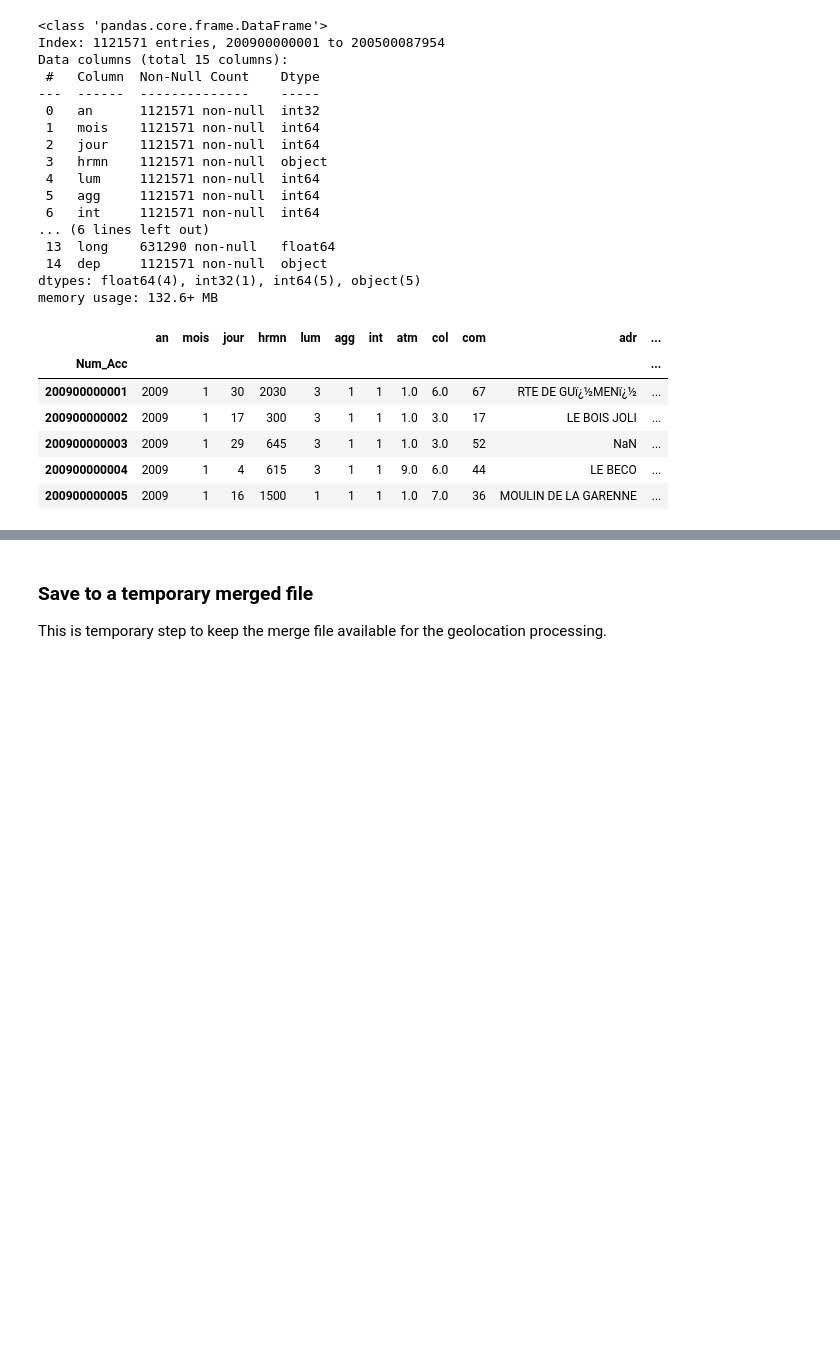
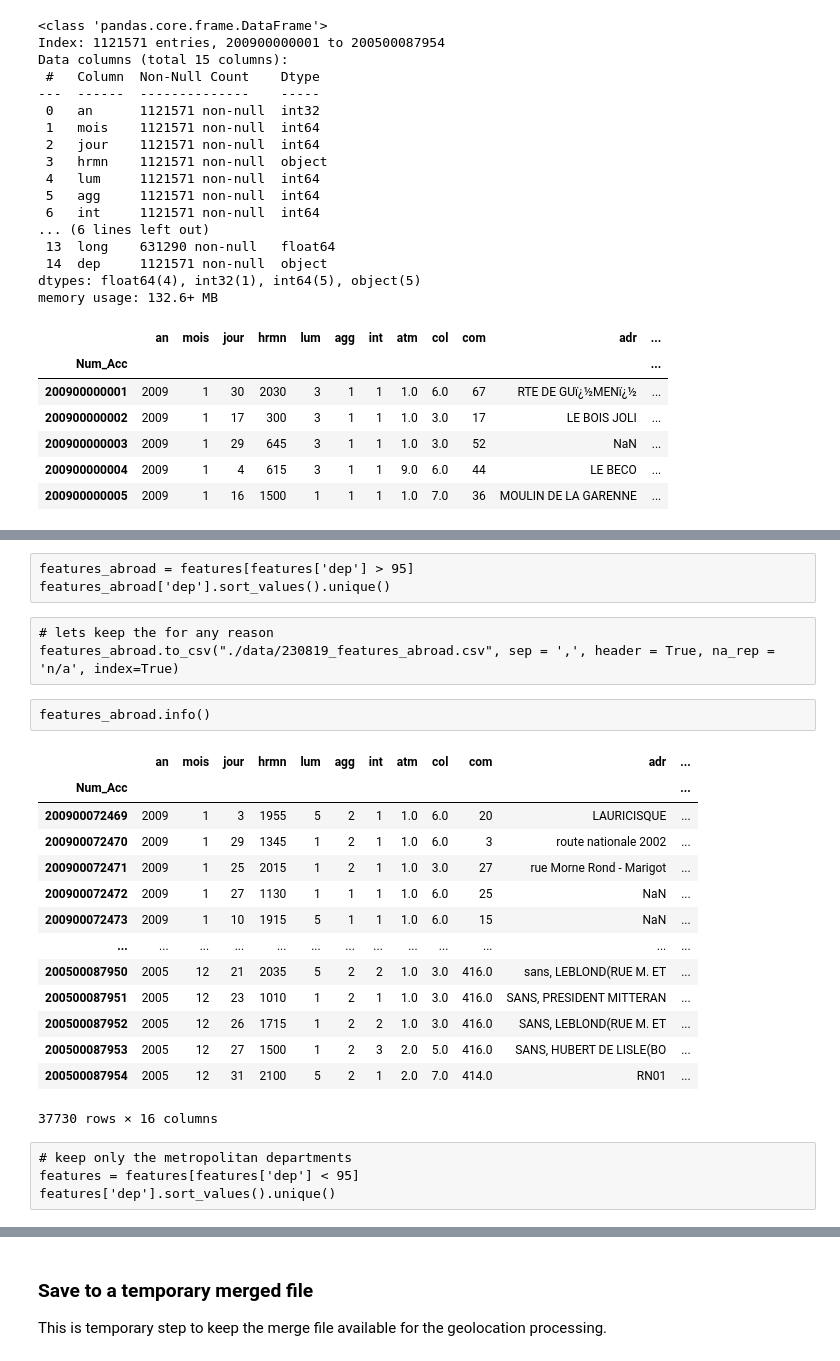
Before and after one commit to tiagoru/Road_accidents_france, a Jupyter notebook: 230612_raw_data_import.ipynb, the cells around one changed output, grey strips where cells are left out. Saved outputs shown, nothing was run; the diff lists cells and outputs as text; code cells hidden in the pictures; blank space fills up the shorter version.

```diff
--- a/230612_raw_data_import.ipynb
+++ b/230612_raw_data_import.ipynb
@@ -284,0 +325,8 @@ array([40, 70, 80, 30, 50, 10, 90, 20, 60, 93, 92, 94, 87, 69, 38, 34, 13,
+# %% [raw]
+features_abroad = features[features['dep'] > 95]
+features_abroad['dep'].sort_values().unique()
+# %% [raw]
+# lets keep the for any reason
+features_abroad.to_csv("./data/230819_features_abroad.csv", sep = ',', header = True, na_rep = 'n/a', index=True)
+# %% [raw]
+features_abroad.info()
@@ -284,0 +337,21 @@ array([40, 70, 80, 30, 50, 10, 90, 20, 60, 93, 92, 94, 87, 69, 38, 34, 13,
+# %%
+features[features['dep'] > 95]
+# %% [output]
+|  | an | mois | jour | hrmn | lum | agg | int | atm | col | com | adr | ... |
+| Num_Acc |  |  |  |  |  |  |  |  |  |  |  | ... |
+| 200900072469 | 2009 | 1 | 3 | 1955 | 5 | 2 | 1 | 1.0 | 6.0 | 20 | LAURICISQUE | ... |
+| 200900072470 | 2009 | 1 | 29 | 1345 | 1 | 2 | 1 | 1.0 | 6.0 | 3 | route nationale 2002 | ... |
+| 200900072471 | 2009 | 1 | 25 | 2015 | 1 | 2 | 1 | 1.0 | 3.0 | 27 | rue Morne Rond - Marigot | ... |
+| 200900072472 | 2009 | 1 | 27 | 1130 | 1 | 1 | 1 | 1.0 | 6.0 | 25 | NaN | ... |
+| 200900072473 | 2009 | 1 | 10 | 1915 | 5 | 1 | 1 | 1.0 | 6.0 | 15 | NaN | ... |
+| ... | ... | ... | ... | ... | ... | ... | ... | ... | ... | ... | ... | ... |
+| 200500087950 | 2005 | 12 | 21 | 2035 | 5 | 2 | 2 | 1.0 | 3.0 | 416.0 | sans, LEBLOND(RUE M. ET | ... |
+| 200500087951 | 2005 | 12 | 23 | 1010 | 1 | 2 | 1 | 1.0 | 3.0 | 416.0 | SANS, PRESIDENT MITTERAN | ... |
+| 200500087952 | 2005 | 12 | 26 | 1715 | 1 | 2 | 2 | 1.0 | 3.0 | 416.0 | SANS, LEBLOND(RUE M. ET | ... |
+| 200500087953 | 2005 | 12 | 27 | 1500 | 1 | 2 | 3 | 2.0 | 5.0 | 416.0 | SANS, HUBERT DE LISLE(BO | ... |
+| 200500087954 | 2005 | 12 | 31 | 2100 | 5 | 2 | 1 | 2.0 | 7.0 | 414.0 | RN01 | ... |
+37730 rows × 16 columns
+# %% [raw]
+# keep only the metropolitan departments
+features = features[features['dep'] < 95]
+features['dep'].sort_values().unique()
```
Also changed, not shown: parts of 47 cells of this notebook, 11 other files.
